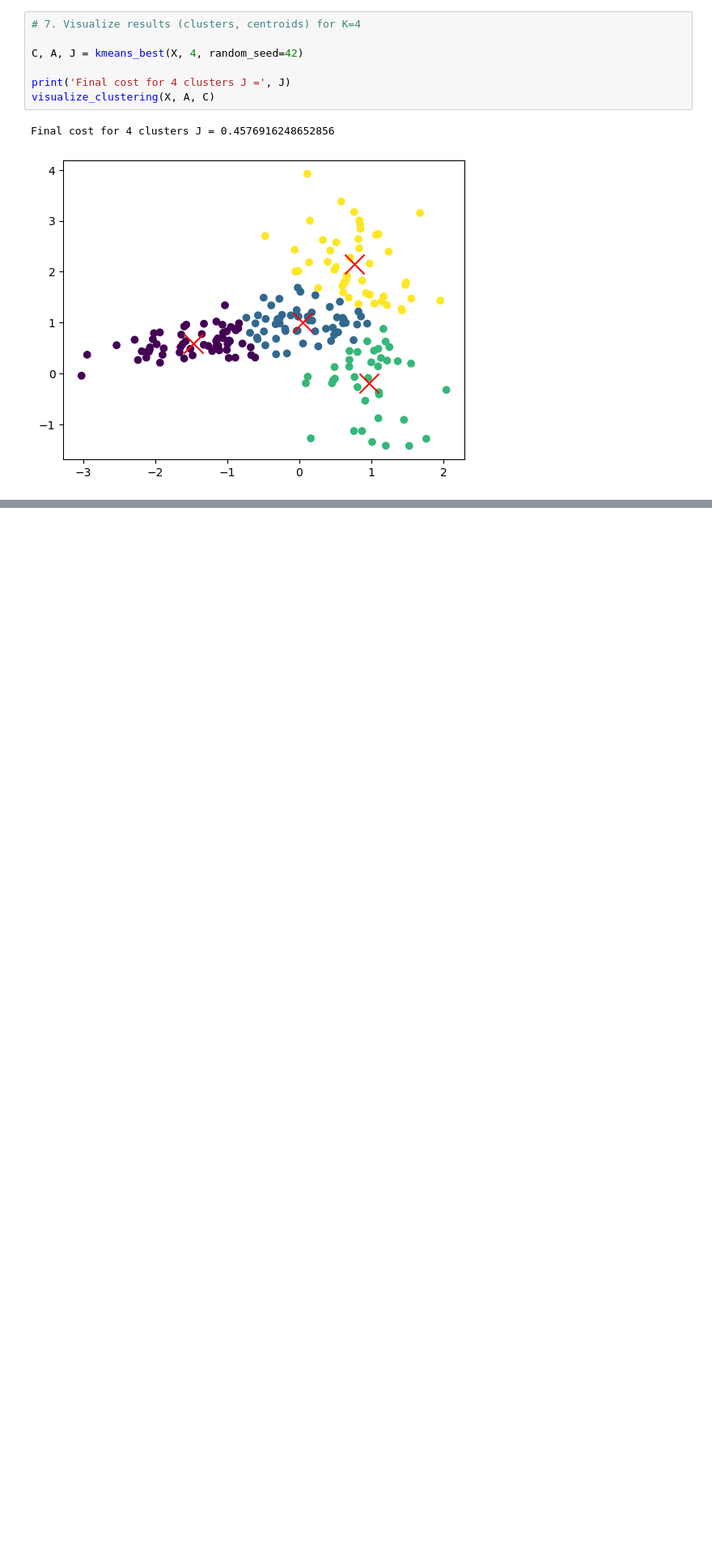
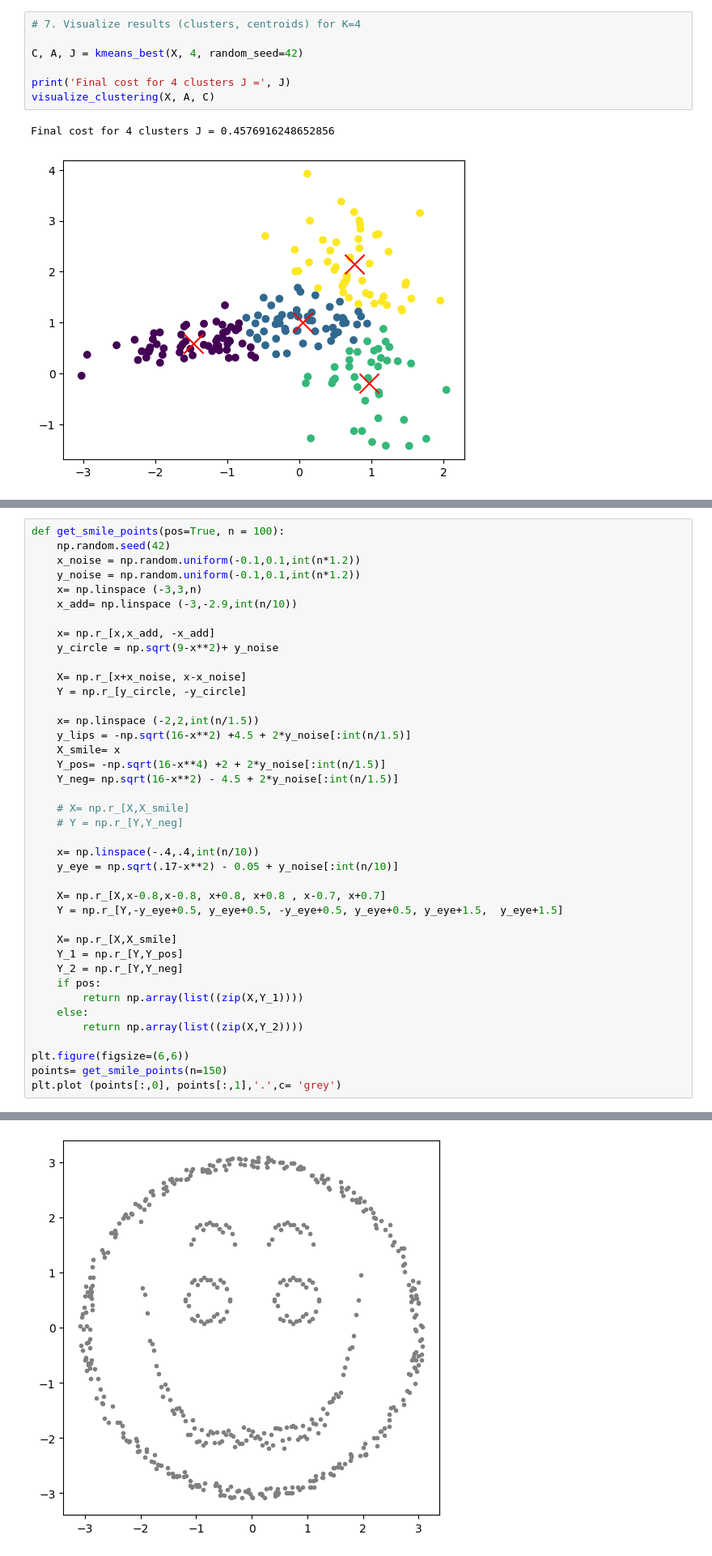
Before and after one commit to troobadure/amazinum-ds-camp, a Jupyter notebook: homeworks/lesson_13_clustering_hometask.ipynb, the cells around one changed output, grey strips where cells are left out. Shown: that part at 81% size. Saved outputs shown, nothing was run; the diff lists cells and outputs as text; blank space fills up the shorter version.

```diff
--- a/homeworks/lesson_13_clustering_hometask.ipynb
+++ b/homeworks/lesson_13_clustering_hometask.ipynb
@@ -203,0 +217,41 @@ Final cost for 4 clusters J = 0.4576916248652856
+# %%
+def get_smile_points(pos=True, n = 100):
+    np.random.seed(42)
+    x_noise = np.random.uniform(-0.1,0.1,int(n*1.2))
+    y_noise = np.random.uniform(-0.1,0.1,int(n*1.2))
+    x= np.linspace (-3,3,n)
+    x_add= np.linspace (-3,-2.9,int(n/10))
+
+    x= np.r_[x,x_add, -x_add]
+    y_circle = np.sqrt(9-x**2)+ y_noise
+
+    X= np.r_[x+x_noise, x-x_noise]
+    Y = np.r_[y_circle, -y_circle]
+
+    x= np.linspace (-2,2,int(n/1.5))
+    y_lips = -np.sqrt(16-x**2) +4.5 + 2*y_noise[:int(n/1.5)]
+    X_smile= x
+    Y_pos= -np.sqrt(16-x**4) +2 + 2*y_noise[:int(n/1.5)]
+    Y_neg= np.sqrt(16-x**2) - 4.5 + 2*y_noise[:int(n/1.5)]
+
+    # X= np.r_[X,X_smile]
+    # Y = np.r_[Y,Y_neg]
+
+    x= np.linspace(-.4,.4,int(n/10))
+    y_eye = np.sqrt(.17-x**2) - 0.05 + y_noise[:int(n/10)]
+
+    X= np.r_[X,x-0.8,x-0.8, x+0.8, x+0.8 , x-0.7, x+0.7]
+    Y = np.r_[Y,-y_eye+0.5, y_eye+0.5, -y_eye+0.5, y_eye+0.5, y_eye+1.5,  y_eye+1.5]
+
+    X= np.r_[X,X_smile]
+    Y_1 = np.r_[Y,Y_pos]
+    Y_2 = np.r_[Y,Y_neg]
+    if pos:
+        return np.array(list((zip(X,Y_1))))
+    else:
+        return np.array(list((zip(X,Y_2))))
+
+plt.figure(figsize=(6,6))
+points= get_smile_points(n=150)
+plt.plot (points[:,0], points[:,1],'.',c= 'grey')
+# %% [output]
@@ -203,0 +259 @@ Final cost for 4 clusters J = 0.4576916248652856
+[figure, added]
```
Also changed, not shown: parts of 10 cells of this notebook.
